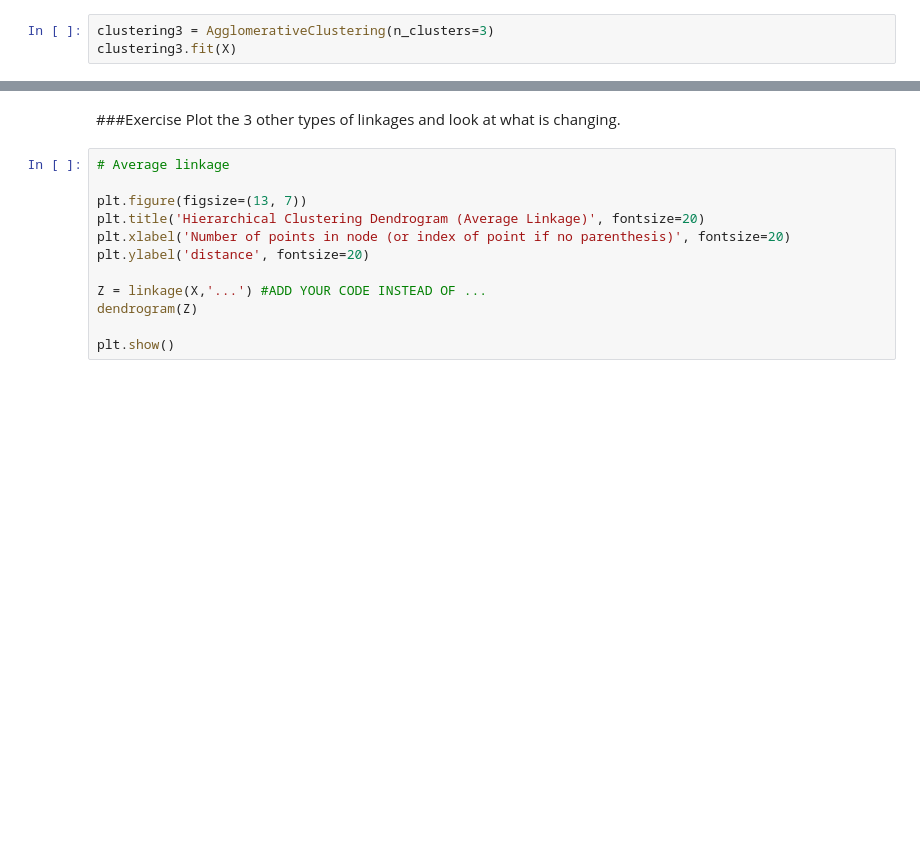
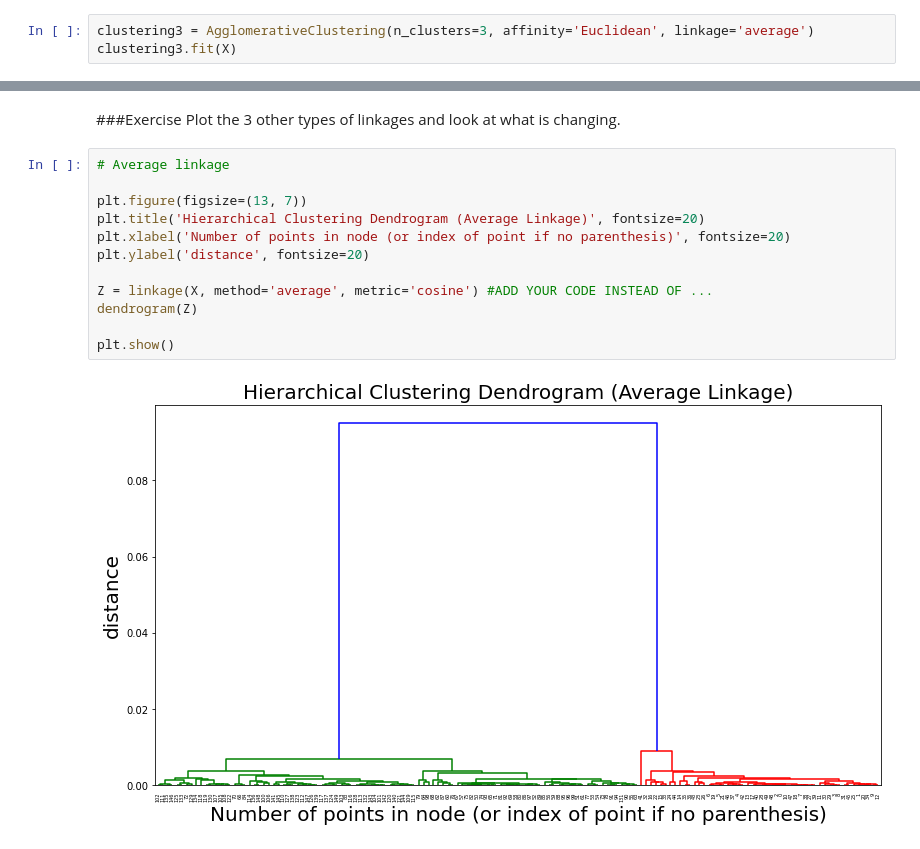
Before and after one commit to michalis0/Business-Intelligence-and-Analytics, a Jupyter notebook: 5 - Clustering/Walkthrough/W5_Walkthrough_Clustering.ipynb, the cells around one changed output, grey strips where cells are left out. Saved outputs shown, nothing was run; the diff lists cells and outputs as text; blank space fills up the shorter version.

```diff
--- a/5 - Clustering/Walkthrough/W5_Walkthrough_Clustering.ipynb
+++ b/5 - Clustering/Walkthrough/W5_Walkthrough_Clustering.ipynb
@@ -314,4 +327,4 @@ Below, we're going to create an instace and fit the model.
 # %%
-clustering3 = AgglomerativeClustering(n_clusters=3)
+clustering3 = AgglomerativeClustering(n_clusters=3, affinity='Euclidean', linkage='average')
 clustering3.fit(X)
 # %% [output]
@@ -430,15 +443,17 @@ Plot the 3 other types of linkages and look at what is changing.
 # %%
 # Average linkage
 
 plt.figure(figsize=(13, 7))
 plt.title('Hierarchical Clustering Dendrogram (Average Linkage)', fontsize=20)
 plt.xlabel('Number of points in node (or index of point if no parenthesis)', fontsize=20)
 plt.ylabel('distance', fontsize=20)
 
-Z = linkage(X,'...') #ADD YOUR CODE INSTEAD OF ...
+Z = linkage(X, method='average', metric='cosine') #ADD YOUR CODE INSTEAD OF ...
 dendrogram(Z)
 
 plt.show()
+# %% [output]
+[figure, added]
 # %%
 # Complete linkage
 
```
Also changed, not shown: parts of 15 cells of this notebook.
